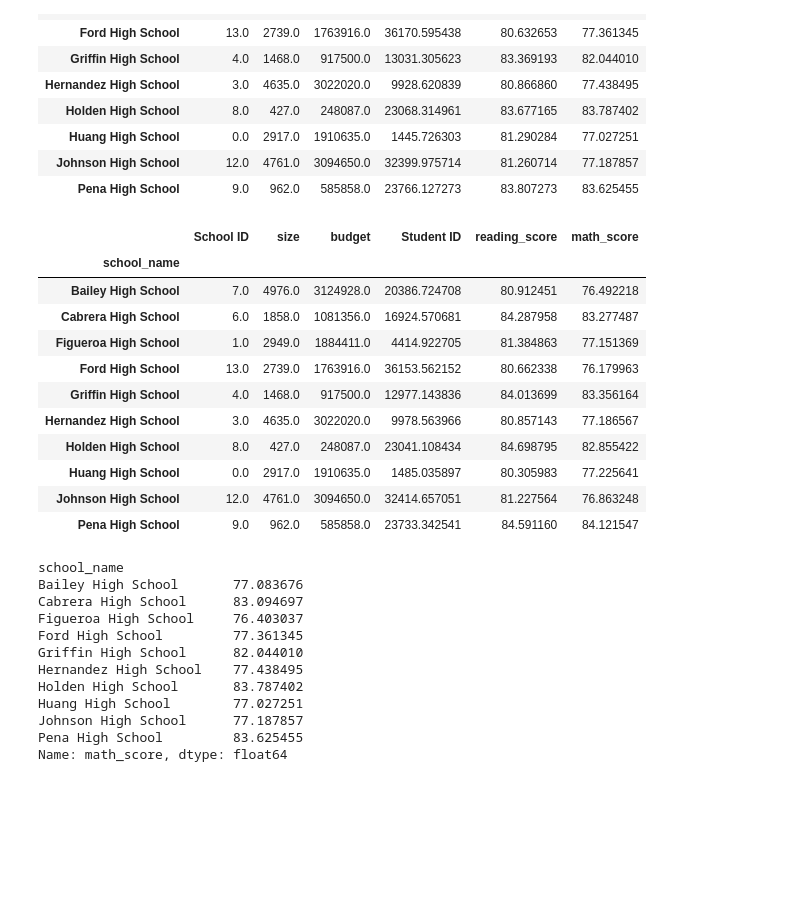
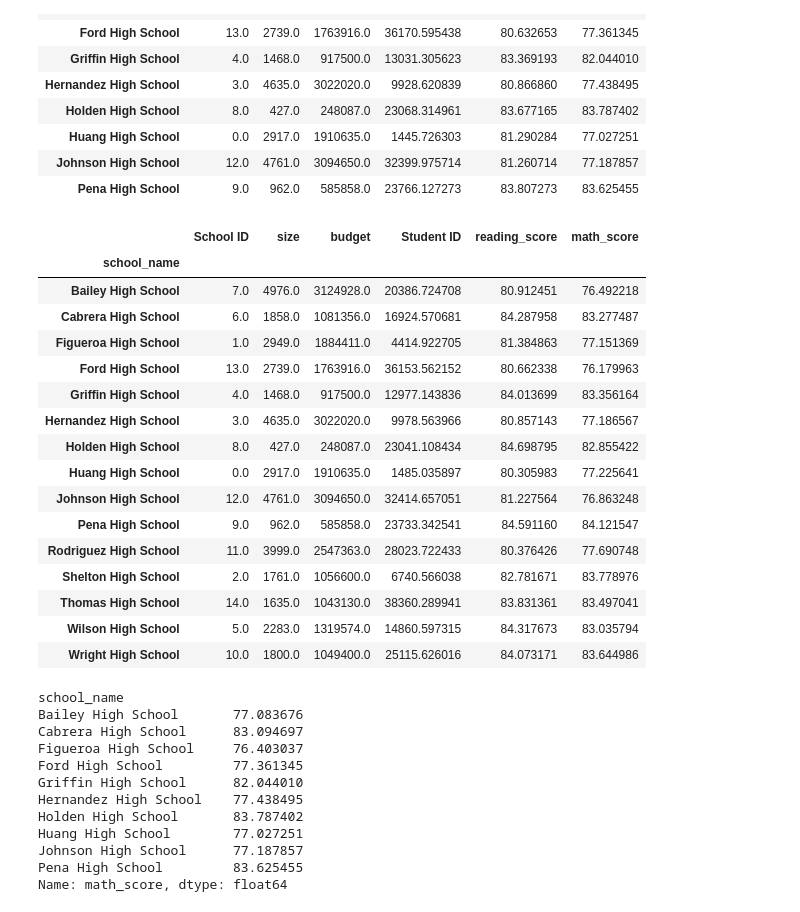
Before and after one commit to jennyalfi/pandas-challenge, a Jupyter notebook: PyCitySchools/PyCitySchools_analysis.ipynb, the cells around one changed output. Cells and saved outputs as stored; diff of their text form; code cells hidden in the pictures; blank space fills up the shorter version.

```diff
--- a/PyCitySchools/PyCitySchools_analysis.ipynb
+++ b/PyCitySchools/PyCitySchools_analysis.ipynb
@@ -498,24 +498,29 @@ ninth_graders_scores.head(10)
 # %%
 # Group by "school_name" and take the mean of each. WHERE'S 'GRADE"'
 ninth_graders_scores = ninth_graders.groupby(["school_name"]).mean()
 tenth_graders_scores = tenth_graders.groupby(["school_name"]).mean()
 eleventh_graders_scores = eleventh_graders.groupby(["school_name"]).mean()
 twelfth_graders_scores = twelfth_graders.groupby(["school_name"]).mean()
 
-twelfth_graders_scores.head(10)
+twelfth_graders_scores
 # %% [output]
 |  | School ID | size | budget | Student ID | reading_score | math_score |
 | school_name |  |  |  |  |  |  |
 | Bailey High School | 7.0 | 4976.0 | 3124928.0 | 20386.724708 | 80.912451 | 76.492218 |
 | Cabrera High School | 6.0 | 1858.0 | 1081356.0 | 16924.570681 | 84.287958 | 83.277487 |
 | Figueroa High School | 1.0 | 2949.0 | 1884411.0 | 4414.922705 | 81.384863 | 77.151369 |
 | Ford High School | 13.0 | 2739.0 | 1763916.0 | 36153.562152 | 80.662338 | 76.179963 |
 | Griffin High School | 4.0 | 1468.0 | 917500.0 | 12977.143836 | 84.013699 | 83.356164 |
 | Hernandez High School | 3.0 | 4635.0 | 3022020.0 | 9978.563966 | 80.857143 | 77.186567 |
 | Holden High School | 8.0 | 427.0 | 248087.0 | 23041.108434 | 84.698795 | 82.855422 |
 | Huang High School | 0.0 | 2917.0 | 1910635.0 | 1485.035897 | 80.305983 | 77.225641 |
 | Johnson High School | 12.0 | 4761.0 | 3094650.0 | 32414.657051 | 81.227564 | 76.863248 |
 | Pena High School | 9.0 | 962.0 | 585858.0 | 23733.342541 | 84.591160 | 84.121547 |
+| Rodriguez High School | 11.0 | 3999.0 | 2547363.0 | 28023.722433 | 80.376426 | 77.690748 |
+| Shelton High School | 2.0 | 1761.0 | 1056600.0 | 6740.566038 | 82.781671 | 83.778976 |
+| Thomas High School | 14.0 | 1635.0 | 1043130.0 | 38360.289941 | 83.831361 | 83.497041 |
+| Wilson High School | 5.0 | 2283.0 | 1319574.0 | 14860.597315 | 84.317673 | 83.035794 |
+| Wright High School | 10.0 | 1800.0 | 1049400.0 | 25115.626016 | 84.073171 | 83.644986 |
 # %%
 # Select only the `math_score`.
 ninth_grade_math_scores = ninth_graders_scores["math_score"]
```
Also changed, not shown: parts of 14 cells of this notebook.
